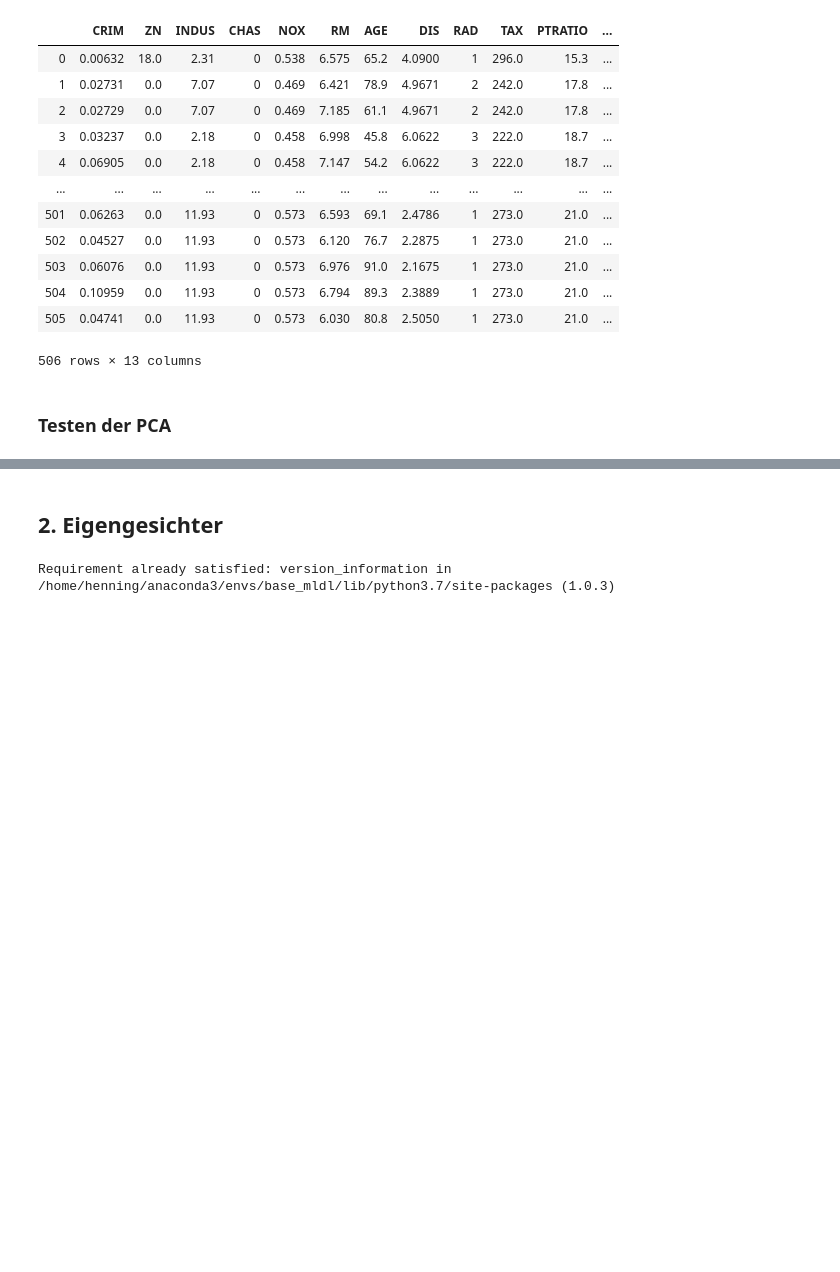
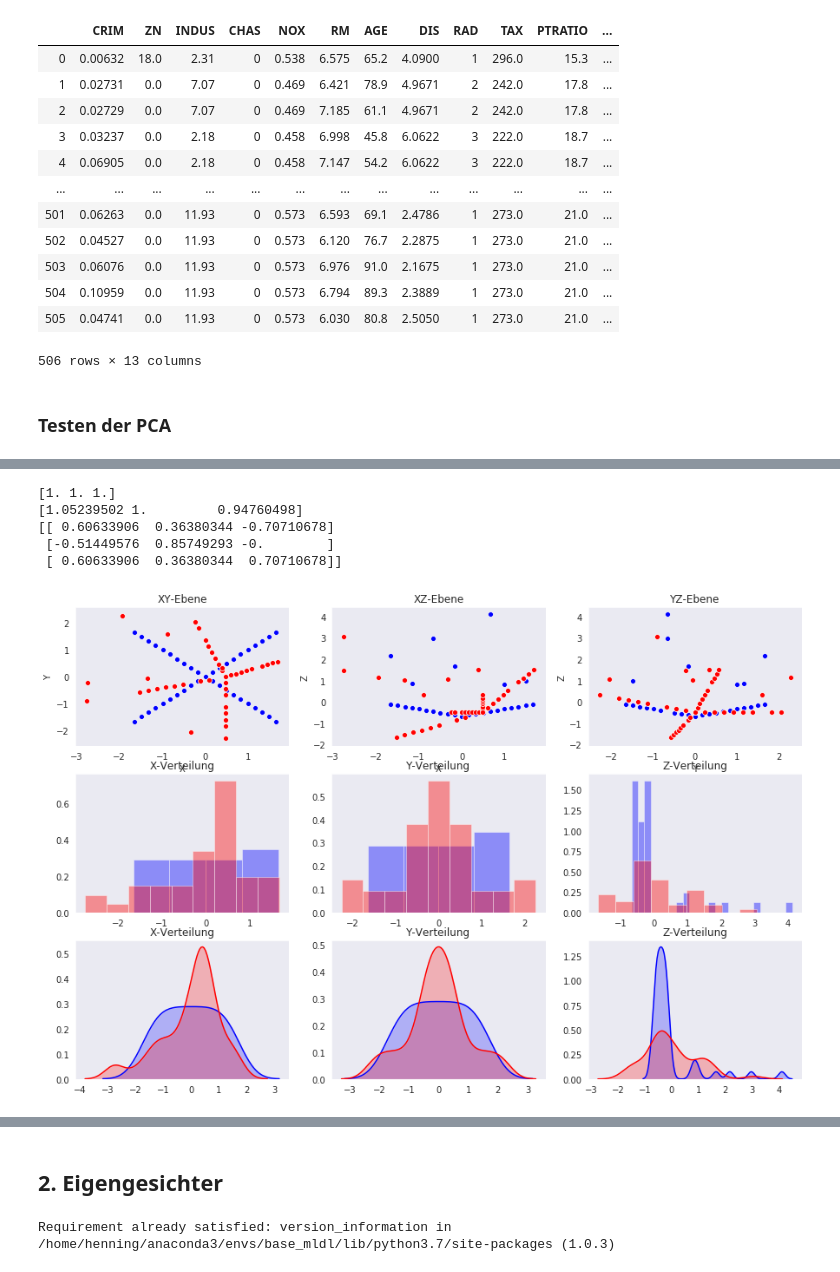
Before and after one commit to hekrause/htwg_mldl, a Jupyter notebook: Uebungen/Uebung02/Notebooks/work.ipynb, the cells around one changed output, grey strips where cells are left out. Drawn from its saved outputs; the diff is of its cells as text; code cells hidden in the pictures; blank space fills up the shorter version.

```diff
--- a/Uebungen/Uebung02/Notebooks/work.ipynb
+++ b/Uebungen/Uebung02/Notebooks/work.ipynb
@@ -160,3 +139,63 @@ plot_visuals(data_whitened, scores)
+# %%
+data = [
+[-10.0,  10.0, 2.5],
+[ -9.0,   9.0, 0.45],
+[ -8.0,   8.0, 0.4],
+[ -7.0,   7.0, 1.35],
+[ -6.0,   6.0, 0.3],
+[ -5.0,   5.0, 0.25],
+[ -4.0,   4.0, 0.2],
+[ -3.0,   3.0, 0.15],
+[ -2.0,   2.0, 0.1],
+[ -1.0,   1.0, 0.05],
+[  0.0,   0.0, 0.0],
+[  1.0,  -1.0, 0.05],
+[  2.0,  -2.0, 0.1],
+[  3.0,  -3.0, 0.15],
+[  4.0,  -4.0, 4.2],
+[  5.0,  -5.0, 0.25],
+[  6.0,  -6.0, 0.3],
+[  7.0,  -7.0, 0.35],
+[  8.0,  -8.0, 0.4],
+[  9.0,  -9.0, 1.45],
+[ 10.0, -10.0, 0.5],
+
+[-10.0, -10.0, 0.5],
+[ -9.0,  -9.0, 0.45],
+[ -8.0,  -8.0, 0.4],
+[ -7.0,  -7.0, 0.35],
+[ -6.0,  -6.0, 0.3],
+[ -5.0,  -5.0, 0.25],
+[ -4.0,  -4.0, 3.2],
+[ -3.0,  -3.0, 0.15],
+[ -2.0,  -2.0, 0.1],
+[ -1.0,  -1.0, 2.05],
+[  0.0,  -0.0, 0.0],
+[  1.0,   1.0, 0.05],
+[  2.0,   2.0, 0.1],
+[  3.0,   3.0, 0.15],
+[  4.0,   4.0, 0.2],
+[  5.0,   5.0, 0.25],
+[  6.0,   6.0, 1.3],
+[  7.0,   7.0, 0.35],
+[  8.0,   8.0, 0.4],
+[  9.0,   9.0, 0.45],
+[ 10.0,  10.0, 0.5]]
+data = np.asarray(data)
+data_whitened, eigen_values, principal_components, scores, eigen_vectors = pca(data, 3, whiten=True)
+
+print(data_whitened.var(axis=0))
+print(scores.var(axis=0))
+#print(eigen_values)
+print(eigen_vectors)
+plot_visuals(data_whitened, scores)
+# %% [output]
+[1. 1. 1.]
+[1.05239502 1.         0.94760498]
+[[ 0.60633906  0.36380344 -0.70710678]
+ [-0.51449576  0.85749293 -0.        ]
+ [ 0.60633906  0.36380344  0.70710678]]
+[figure, added]
 # %%
 x = np.random.randint(100, size=100)
 y = np.random.randint(100, size=100)
```
Also changed, not shown: parts of 9 cells of this notebook.
